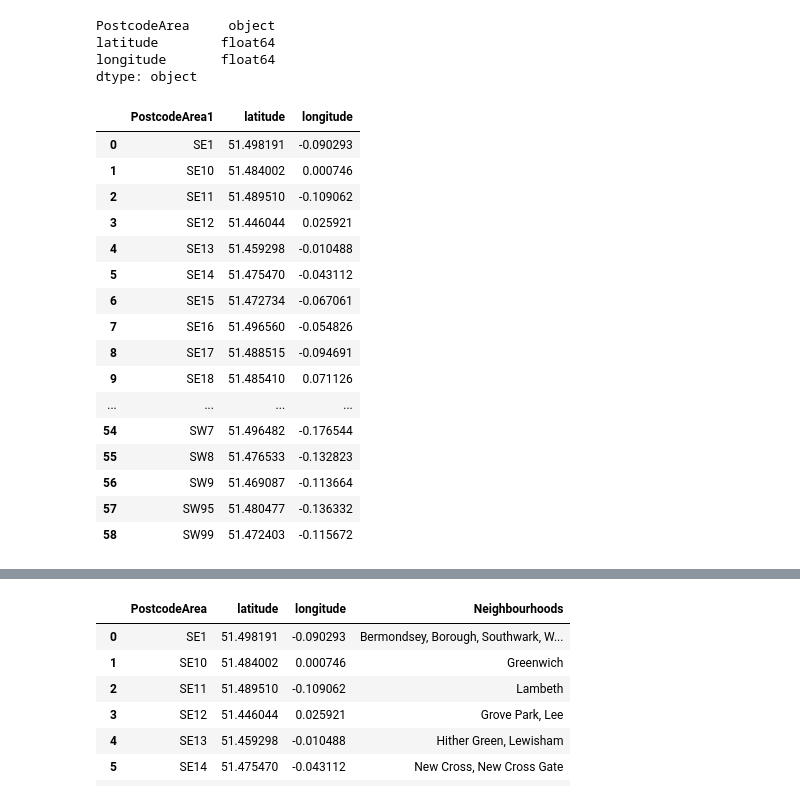
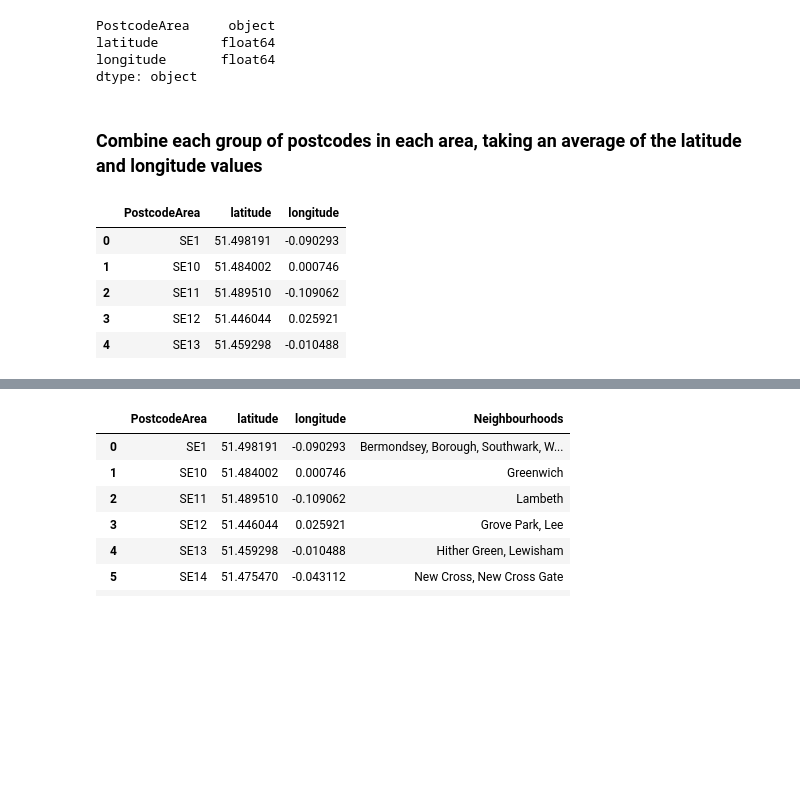
Before and after one commit to NickyRichards123/Coursera_Capstone, a Jupyter notebook: Coursera Capstone Project.ipynb, the cells around one changed output, grey strips where cells are left out. Saved outputs shown, nothing was run; the diff lists cells and outputs as text; code cells hidden in the pictures; blank space fills up the shorter version.

```diff
--- a/Coursera Capstone Project.ipynb
+++ b/Coursera Capstone Project.ipynb
@@ -135,28 +139,19 @@ PostcodeArea     object
 latitude        float64
 longitude       float64
 dtype: object
+# %% [markdown]
+### Combine each group of postcodes in each area, taking an average of the latitude and longitude values
 # %%
 dfgroup=dflatlon.groupby("PostcodeArea",as_index=False).mean()
 # %%
-dfgroup
+dfgroup.head()
 # %% [output]
-|  | PostcodeArea1 | latitude | longitude |
+|  | PostcodeArea | latitude | longitude |
 | 0 | SE1 | 51.498191 | -0.090293 |
 | 1 | SE10 | 51.484002 | 0.000746 |
 | 2 | SE11 | 51.489510 | -0.109062 |
 | 3 | SE12 | 51.446044 | 0.025921 |
 | 4 | SE13 | 51.459298 | -0.010488 |
-| 5 | SE14 | 51.475470 | -0.043112 |
-| 6 | SE15 | 51.472734 | -0.067061 |
-| 7 | SE16 | 51.496560 | -0.054826 |
-| 8 | SE17 | 51.488515 | -0.094691 |
-| 9 | SE18 | 51.485410 | 0.071126 |
-| ... | ... | ... | ... |
-| 54 | SW7 | 51.496482 | -0.176544 |
-| 55 | SW8 | 51.476533 | -0.132823 |
-| 56 | SW9 | 51.469087 | -0.113664 |
-| 57 | SW95 | 51.480477 | -0.136332 |
-| 58 | SW99 | 51.472403 | -0.115672 |
 # %%
 dfgroup.dtypes
 # %% [output]
```
Also changed, not shown: parts of 58 cells of this notebook.
